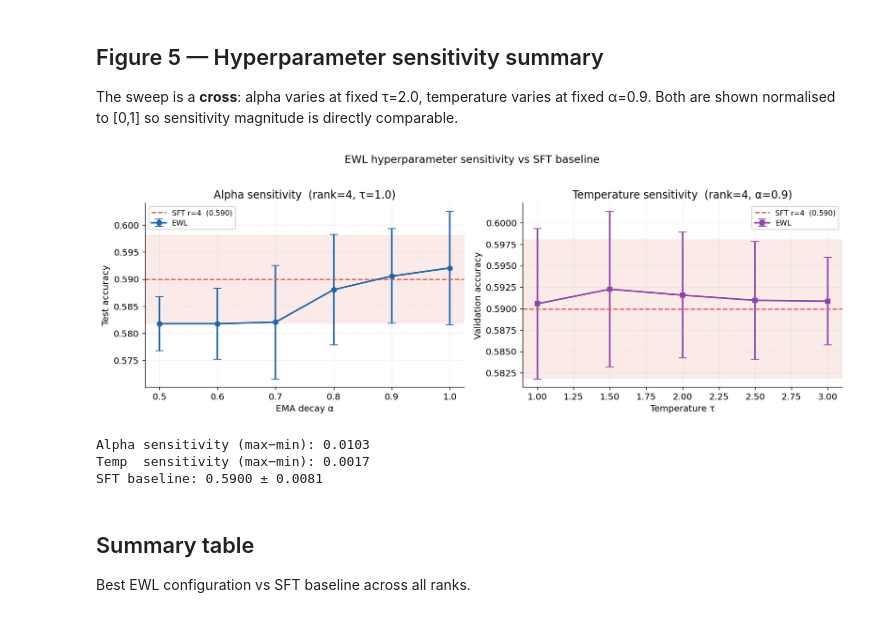
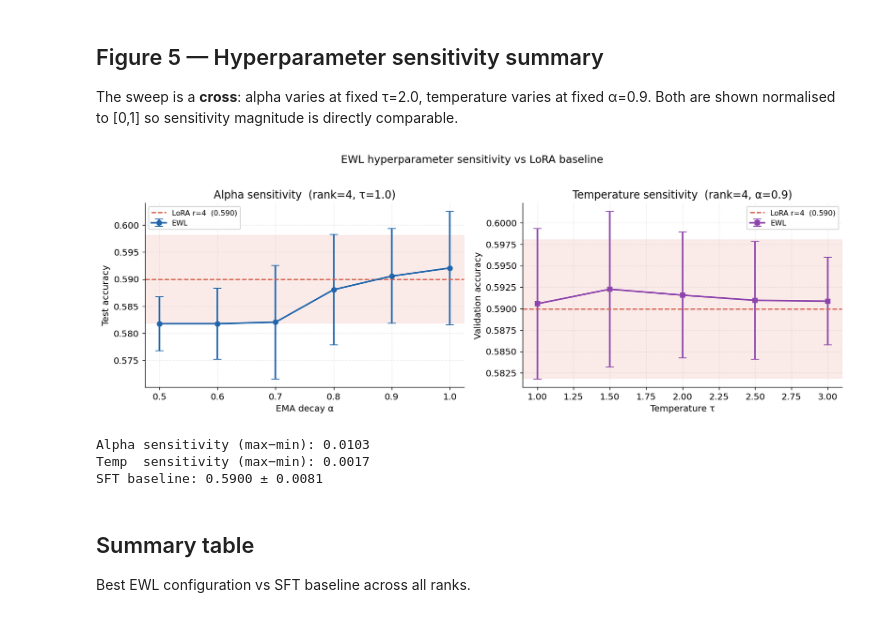
Before and after one commit to brillard1/ewl, a Jupyter notebook: notebooks/analyse_ewl.ipynb, the cells around one changed output. Saved outputs shown, nothing was run; the diff lists cells and outputs as text; code cells hidden in the pictures.

```diff
--- a/notebooks/analyse_ewl.ipynb
+++ b/notebooks/analyse_ewl.ipynb
@@ -376,37 +376,37 @@ fig, axes = plt.subplots(1, 2, figsize=(13, 4.5))
 
 # Left: alpha sensitivity at fixed τ=2.0
 ys_a_arr = np.array(ys_a)
 axes[0].errorbar(ALPHAS, ys_a_arr, yerr=errs_a,
                  fmt="o-", color=C["ewl"], lw=2, capsize=5, label="EWL")
 axes[0].axhline(sft_mu, color=C["sft"], lw=1.5, ls="--",
-                label=f"SFT r={BEST_RANK}  ({sft_mu:.3f})")
+                label=f"LoRA r={BEST_RANK}  ({sft_mu:.3f})")
 axes[0].axhspan(sft_mu - sft_std, sft_mu + sft_std, color=C["sft"], alpha=0.12)
 axes[0].set_xlabel("EMA decay α")
 axes[0].set_ylabel("Test accuracy")
 axes[0].set_title(f"Alpha sensitivity  (rank={BEST_RANK}, τ={BEST_TEMP})")
 axes[0].legend()
 
 # Right: temperature sensitivity at fixed α=0.9
 ys_t_arr = np.array(ys_t)
 axes[1].errorbar(TEMPS, ys_t_arr, yerr=errs_t,
                  fmt="s-", color="#8E44AD", lw=2, capsize=5, label="EWL")
 axes[1].axhline(sft_mu, color=C["sft"], lw=1.5, ls="--",
-                label=f"SFT r={BEST_RANK}  ({sft_mu:.3f})")
+                label=f"LoRA r={BEST_RANK}  ({sft_mu:.3f})")
 axes[1].axhspan(sft_mu - sft_std, sft_mu + sft_std, color=C["sft"], alpha=0.12)
 axes[1].set_xlabel("Temperature τ")
 axes[1].set_ylabel("Validation accuracy")
 axes[1].set_title(f"Temperature sensitivity  (rank={BEST_RANK}, α={BEST_ALPHA})")
 axes[1].legend()
 
-plt.suptitle("EWL hyperparameter sensitivity vs SFT baseline", fontsize=13, y=1.02)
+plt.suptitle("EWL hyperparameter sensitivity vs LoRA baseline", fontsize=13, y=1.02)
 plt.tight_layout()
 plt.show()
 
 print(f"Alpha sensitivity (max−min): {np.nanmax(ys_a_arr) - np.nanmin(ys_a_arr):.4f}")
 print(f"Temp  sensitivity (max−min): {np.nanmax(ys_t_arr) - np.nanmin(ys_t_arr):.4f}")
 print(f"SFT baseline: {sft_mu:.4f} ± {sft_std:.4f}")
 # %% [output]
-[figure, old version]
+[figure, new version]
 Alpha sensitivity (max−min): 0.0103
 Temp  sensitivity (max−min): 0.0017
 SFT baseline: 0.5900 ± 0.0081
```
Also changed, not shown: parts of 9 cells of this notebook, 27 other files.
